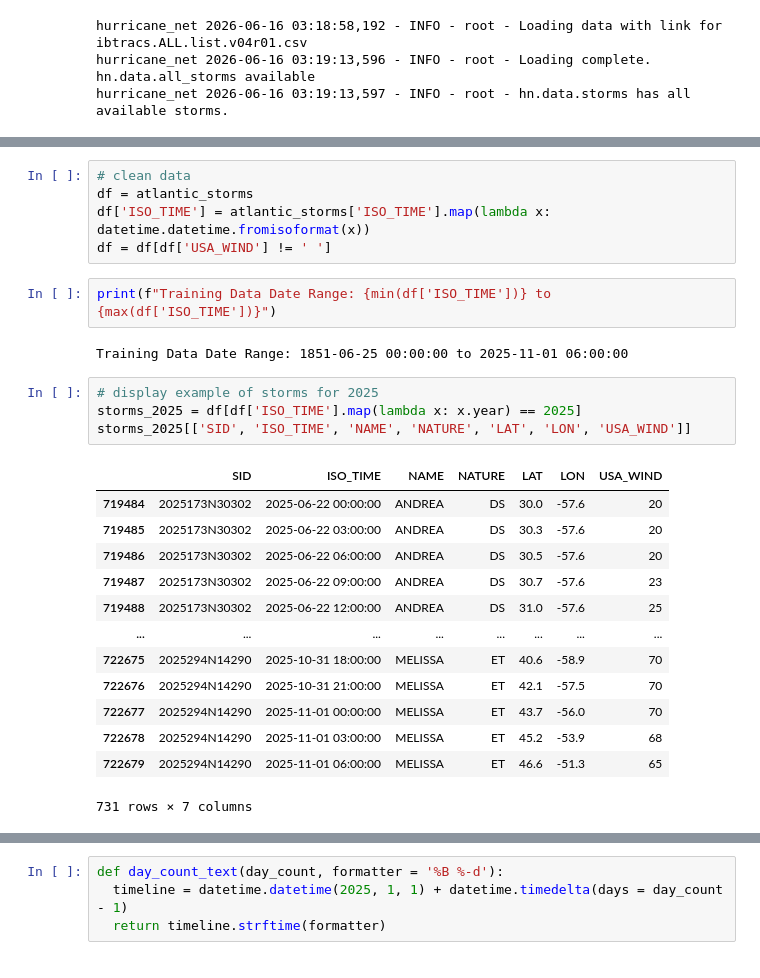
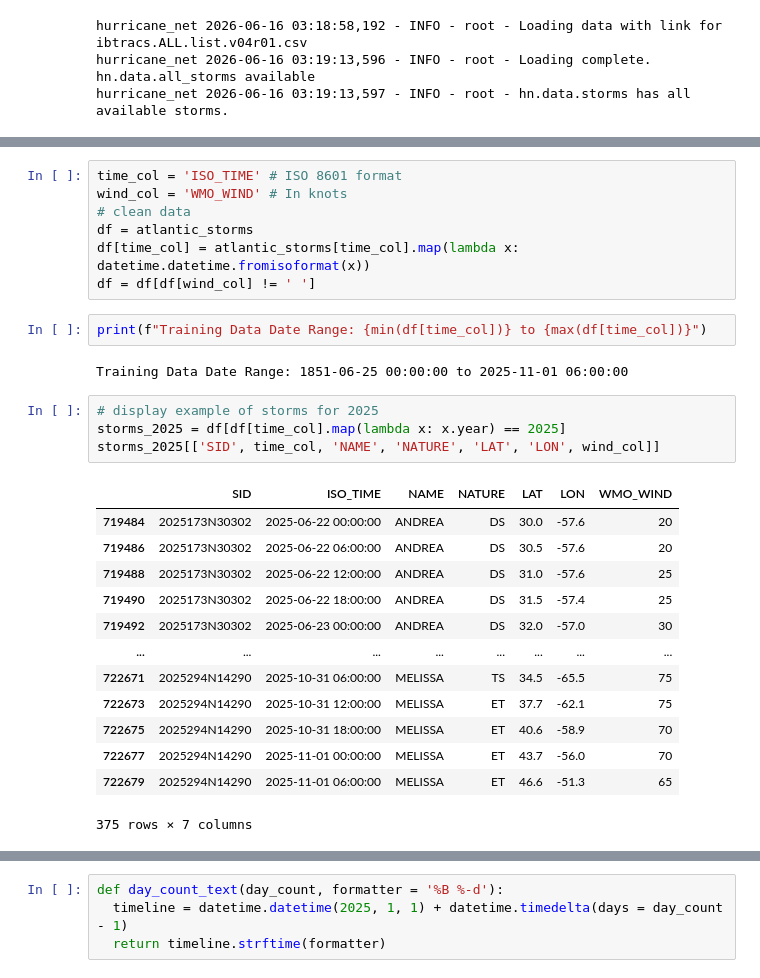
Before and after one commit to hammad93/hurricane-net, a Jupyter notebook: docs/2026_Atlantic_Hurricane_Season_Forecast.ipynb, the cells around one changed output, grey strips where cells are left out. Drawn from its saved outputs; the diff is of its cells as text.

```diff
--- a/docs/2026_Atlantic_Hurricane_Season_Forecast.ipynb
+++ b/docs/2026_Atlantic_Hurricane_Season_Forecast.ipynb
@@ -18,30 +18,32 @@ hurricane_net 2026-06-16 03:19:13,775 - INFO - root - hn.data.storms set to NA b
 # %%
+time_col = 'ISO_TIME' # ISO 8601 format
+wind_col = 'WMO_WIND' # In knots
 # clean data
 df = atlantic_storms
-df['ISO_TIME'] = atlantic_storms['ISO_TIME'].map(lambda x: datetime.datetime.fromisoformat(x))
-df = df[df['USA_WIND'] != ' ']
+df[time_col] = atlantic_storms[time_col].map(lambda x: datetime.datetime.fromisoformat(x))
+df = df[df[wind_col] != ' ']
 # %%
-print(f"Training Data Date Range: {min(df['ISO_TIME'])} to {max(df['ISO_TIME'])}")
+print(f"Training Data Date Range: {min(df[time_col])} to {max(df[time_col])}")
 # %% [output]
 Training Data Date Range: 1851-06-25 00:00:00 to 2025-11-01 06:00:00
 # %%
 # display example of storms for 2025
-storms_2025 = df[df['ISO_TIME'].map(lambda x: x.year) == 2025]
-storms_2025[['SID', 'ISO_TIME', 'NAME', 'NATURE', 'LAT', 'LON', 'USA_WIND']]
+storms_2025 = df[df[time_col].map(lambda x: x.year) == 2025]
+storms_2025[['SID', time_col, 'NAME', 'NATURE', 'LAT', 'LON', wind_col]]
 # %% [output]
-|  | SID | ISO_TIME | NAME | NATURE | LAT | LON | USA_WIND |
+|  | SID | ISO_TIME | NAME | NATURE | LAT | LON | WMO_WIND |
 | 719484 | 2025173N30302 | 2025-06-22 00:00:00 | ANDREA | DS | 30.0 | -57.6 | 20 |
-| 719485 | 2025173N30302 | 2025-06-22 03:00:00 | ANDREA | DS | 30.3 | -57.6 | 20 |
 | 719486 | 2025173N30302 | 2025-06-22 06:00:00 | ANDREA | DS | 30.5 | -57.6 | 20 |
-| 719487 | 2025173N30302 | 2025-06-22 09:00:00 | ANDREA | DS | 30.7 | -57.6 | 23 |
 | 719488 | 2025173N30302 | 2025-06-22 12:00:00 | ANDREA | DS | 31.0 | -57.6 | 25 |
+| 719490 | 2025173N30302 | 2025-06-22 18:00:00 | ANDREA | DS | 31.5 | -57.4 | 25 |
+| 719492 | 2025173N30302 | 2025-06-23 00:00:00 | ANDREA | DS | 32.0 | -57.0 | 30 |
 | ... | ... | ... | ... | ... | ... | ... | ... |
+| 722671 | 2025294N14290 | 2025-10-31 06:00:00 | MELISSA | TS | 34.5 | -65.5 | 75 |
+| 722673 | 2025294N14290 | 2025-10-31 12:00:00 | MELISSA | ET | 37.7 | -62.1 | 75 |
 | 722675 | 2025294N14290 | 2025-10-31 18:00:00 | MELISSA | ET | 40.6 | -58.9 | 70 |
-| 722676 | 2025294N14290 | 2025-10-31 21:00:00 | MELISSA | ET | 42.1 | -57.5 | 70 |
 | 722677 | 2025294N14290 | 2025-11-01 00:00:00 | MELISSA | ET | 43.7 | -56.0 | 70 |
-| 722678 | 2025294N14290 | 2025-11-01 03:00:00 | MELISSA | ET | 45.2 | -53.9 | 68 |
 | 722679 | 2025294N14290 | 2025-11-01 06:00:00 | MELISSA | ET | 46.6 | -51.3 | 65 |
-731 rows × 7 columns
+375 rows × 7 columns
 # %%
 # filter to entries where there was a severe storm, Category 3 (Saffir-Simpson scale) or higher
 threshold = 96 #kt, https://www.nhc.noaa.gov/aboutsshws.php
```
Also changed, not shown: parts of 6 cells of this notebook.
